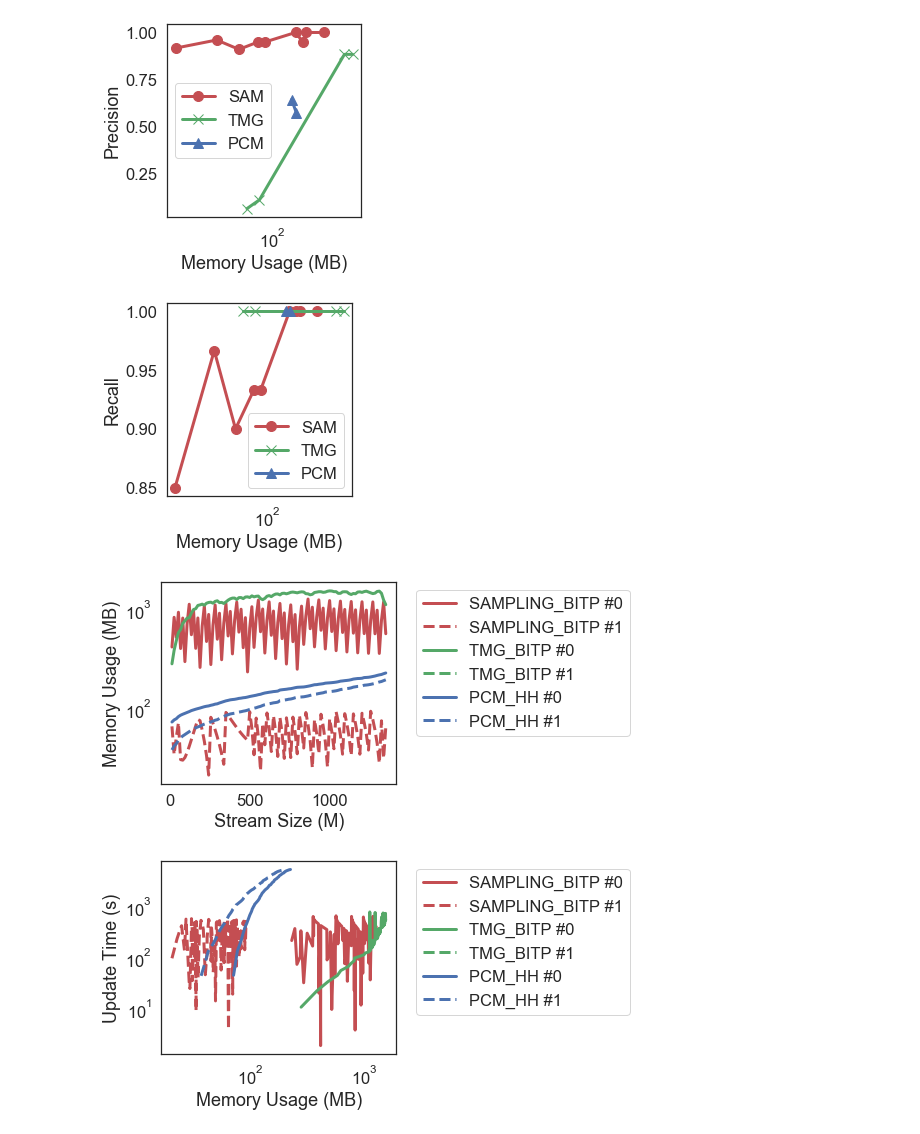
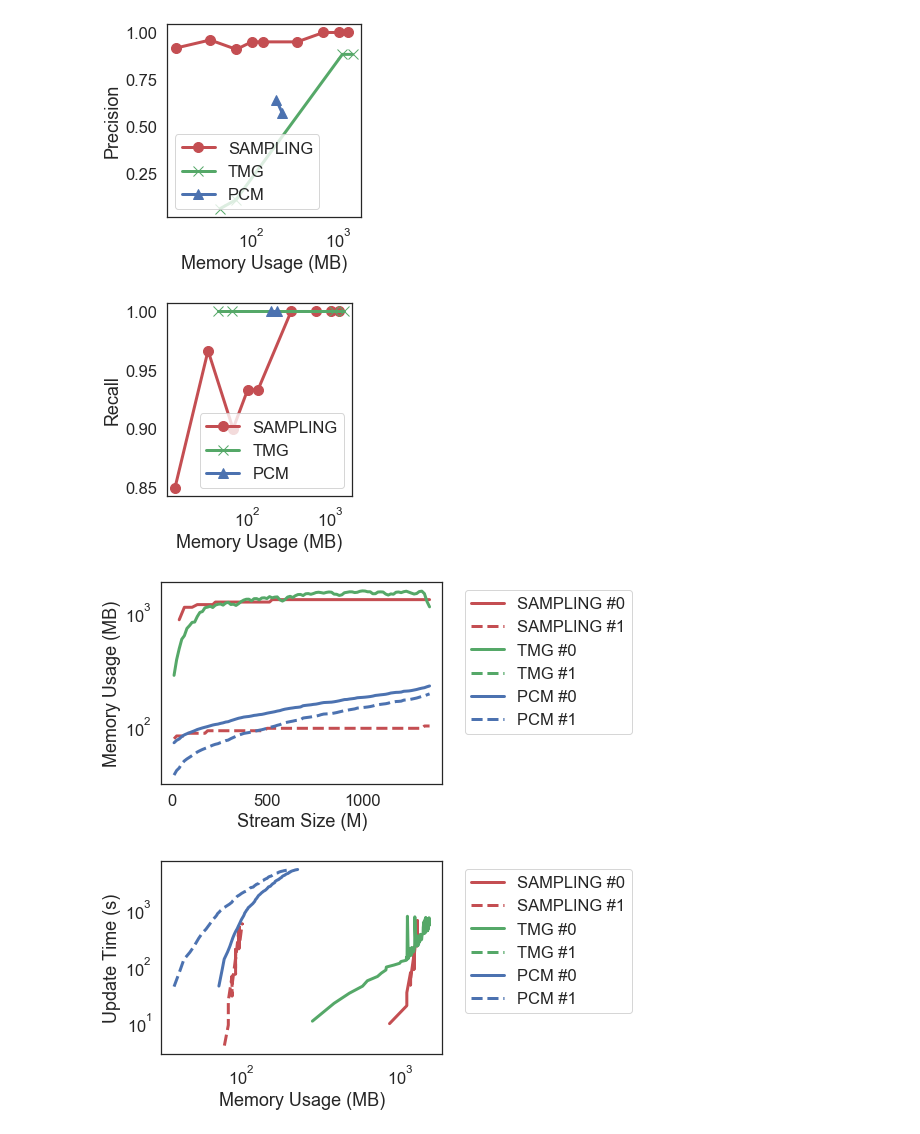
Before and after one commit to Yanqing-UTAH/ATTPCode, a Jupyter notebook: plot/HH_BITP_objectid.ipynb, the cells around one changed output. Drawn from its saved outputs; the diff is of its cells as text; code cells hidden in the pictures.

```diff
--- a/plot/HH_BITP_objectid.ipynb
+++ b/plot/HH_BITP_objectid.ipynb
@@ -47,7 +47,13 @@ for line in s:
         t = line.strip().split(':')
         if t[0] != "EXACT_HH":
             sketch = t[0].split('-')
-            t = [sketch[0], ''.join(sketch[1:]), ln, int(t[1].split("=")[0].strip()[:-2])]
+            s_param = ''.join(sketch[1:])
+            if sketch[0] == "SAMPLING_BITP":
+                if s_param.endswith("_max"):
+                    s_param = s_param[:-4]
+                else:
+                    continue
+            t = [sketch[0], s_param, ln, int(t[1].split("=")[0].strip()[:-2])]
             if flagFinal:
                 raw_final_mem.append(t)
             else:
@@ -129,7 +135,7 @@ lw = 3
 cnt = 0
 for sk in sketch_type:
     dat = pr[pr["Sketch"] == sk].sort_values(by = "Memory Usage (B)").transpose().to_numpy()
-    plt.plot(dat[2] / 1048576.0, dat[3], color = colors[cnt], marker = markers[cnt], label = sk[:3], markersize = ms, linewidth = lw)
+    plt.plot(dat[2] / 1048576.0, dat[3], color = colors[cnt], marker = markers[cnt], label = sk.split("_")[0], markersize = ms, linewidth = lw)
     cnt += 1
 ax.legend()
 ax.set_xscale("log")
@@ -138,13 +144,13 @@ ax.set_ylabel("Precision")
 plt.tight_layout()
 plt.savefig(prefix + 'precision.pdf')
 # %% [output]
-[figure, old version]
+[figure, new version]
 # %%
 fig, ax = plt.subplots(figsize = (4, 4))
 cnt = 0
 for sk in sketch_type:
     dat = pr[pr["Sketch"] == sk].sort_values(by = "Memory Usage (B)").transpose().to_numpy()
-    plt.plot(dat[2] / 1048576.0, dat[4], color = colors[cnt], marker = markers[cnt], label = sk[:3], markersize = ms, linewidth = lw)
+    plt.plot(dat[2] / 1048576.0, dat[4], color = colors[cnt], marker = markers[cnt], label = sk.split("_")[0], markersize = ms, linewidth = lw)
     cnt += 1
 ax.legend()
 
@@ -154,28 +160,28 @@ ax.set_ylabel("Recall")
 plt.tight_layout()
 plt.savefig(prefix + 'recall.pdf')
 # %% [output]
-[figure, old version]
+[figure, new version]
 # %%
 fig, ax = plt.subplots(figsize = (8, 4))
 cnt = 0
 
 for sk in sketch_type:
     cnt0 = 0
     for p in sketch_param[sk]:
         dat = mem[(mem["Sketch"] == sk) & (mem["Param"] == p)].sort_values(by = "Stream Size").transpose().to_numpy()
-        plt.plot(dat[2] / 1000000.0, dat[3] / 1048576.0, label = "%s #%d" % (sk, cnt0), markersize = ms, color = colors[cnt], linestyle = linestyles[cnt0], linewidth = lw)
+        plt.plot(dat[2] / 1000000.0, dat[3] / 1048576.0, label = "%s #%d" % (sk.split("_")[0], cnt0), markersize = ms, color = colors[cnt], linestyle = linestyles[cnt0], linewidth = lw)
         cnt0 += 1
     cnt += 1
 
 ax.legend(bbox_to_anchor=(1.05, 1))
 
 ax.set_yscale("log")
 ax.set_xlabel("Stream Size (M)")
 ax.set_ylabel("Memory Usage (MB)")
 plt.tight_layout()
 plt.savefig(prefix + 'mem.pdf')
 # %% [output]
-[figure, old version]
+[figure, new version]
 # %%
 fig, ax = plt.subplots(figsize = (8, 4))
 cnt = 0
@@ -183,7 +189,7 @@ for sk in sketch_type:
     cnt0 = 0
     for p in sketch_param[sk]:
         dat = utime[(utime["Sketch"] == sk) & (utime["Param"] == p)].sort_values(by = "Memory Usage (B)").transpose().to_numpy()
-        plt.plot(dat[-1] / 1048576.0, dat[-2] / 1000.0, label = "%s #%d" % (sk, cnt0), markersize = ms, color = colors[cnt], linestyle = linestyles[cnt0], linewidth = lw)
+        plt.plot(dat[-1] / 1048576.0, dat[-2] / 1000.0, label = "%s #%d" % (sk.split("_")[0], cnt0), markersize = ms, color = colors[cnt], linestyle = linestyles[cnt0], linewidth = lw)
         cnt0 += 1
     cnt += 1
 
@@ -195,4 +201,4 @@ ax.set_ylabel("Update Time (s)")
 plt.tight_layout()
 plt.savefig(prefix + 'time.pdf')
 # %% [output]
-[figure, old version]
+[figure, new version]
```
Also changed, not shown: parts of 3 cells of this notebook, 2 other files.
